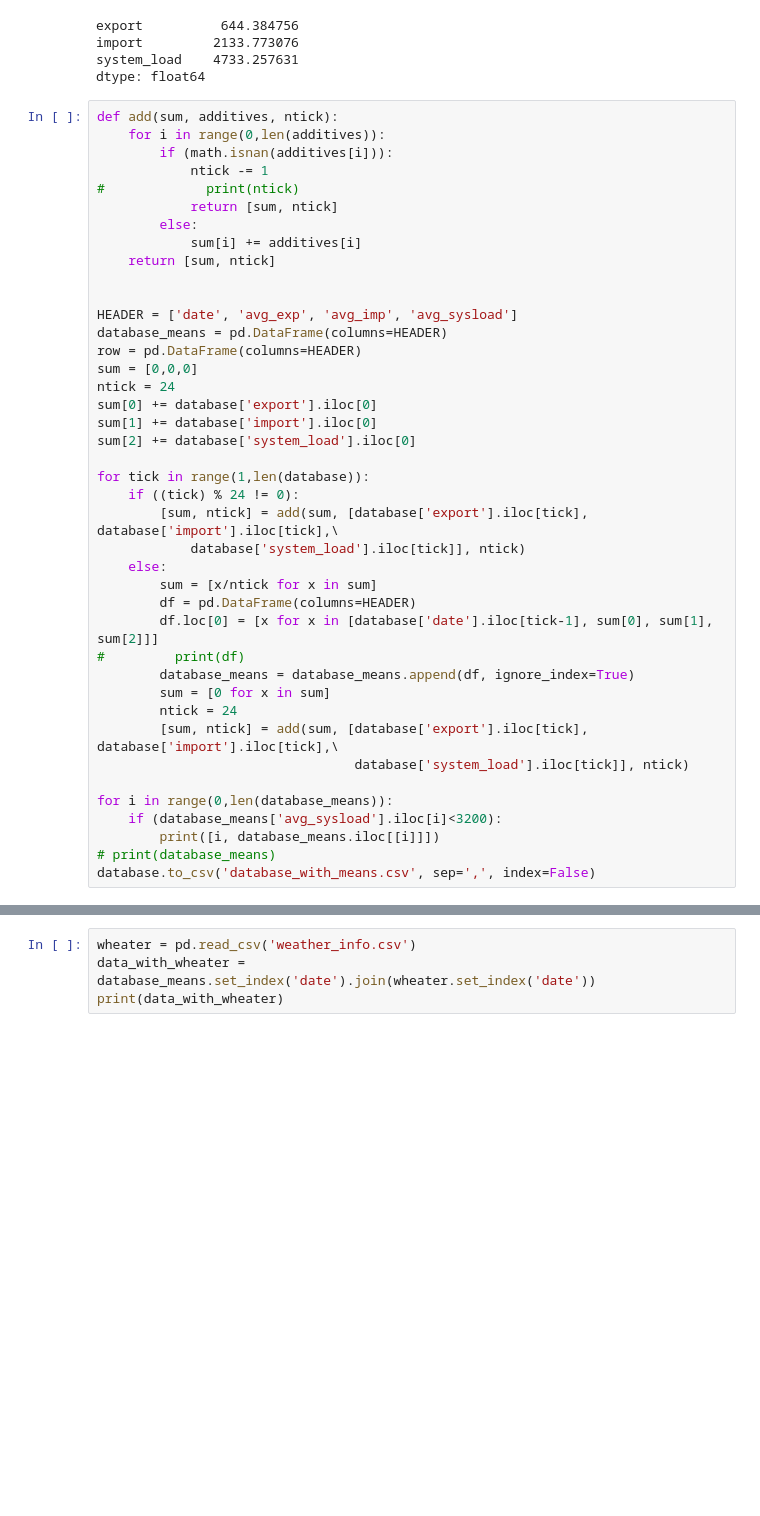
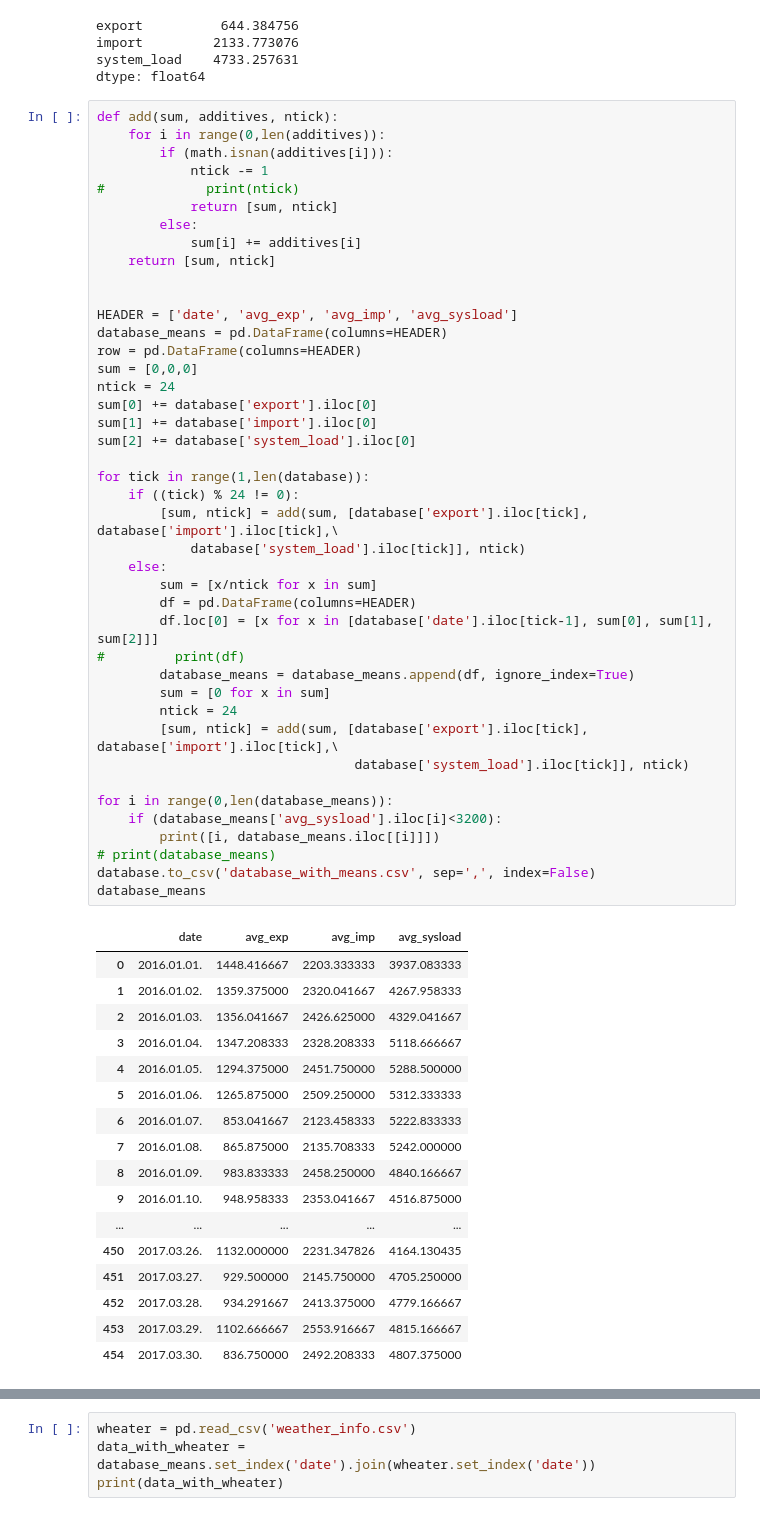
Before and after one commit to Universal95/DataMining_In_The_Energetics, a Jupyter notebook: Plotter.ipynb, the cells around one changed output, grey strips where cells are left out. Cells and saved outputs as stored; diff of their text form; blank space fills up the shorter version.

```diff
--- a/Plotter.ipynb
+++ b/Plotter.ipynb
@@ -32,30 +32,49 @@ def add(sum, additives, ntick):
 
 HEADER = ['date', 'avg_exp', 'avg_imp', 'avg_sysload']
 database_means = pd.DataFrame(columns=HEADER)
 row = pd.DataFrame(columns=HEADER)
 sum = [0,0,0]
 ntick = 24
 sum[0] += database['export'].iloc[0]
 sum[1] += database['import'].iloc[0]
 sum[2] += database['system_load'].iloc[0]
 
 for tick in range(1,len(database)):
     if ((tick) % 24 != 0):
         [sum, ntick] = add(sum, [database['export'].iloc[tick], database['import'].iloc[tick],\
             database['system_load'].iloc[tick]], ntick)
     else:
         sum = [x/ntick for x in sum]
         df = pd.DataFrame(columns=HEADER)
         df.loc[0] = [x for x in [database['date'].iloc[tick-1], sum[0], sum[1], sum[2]]]
 #         print(df)
         database_means = database_means.append(df, ignore_index=True)
         sum = [0 for x in sum]
         ntick = 24
         [sum, ntick] = add(sum, [database['export'].iloc[tick], database['import'].iloc[tick],\
                                  database['system_load'].iloc[tick]], ntick)
 
 for i in range(0,len(database_means)):
     if (database_means['avg_sysload'].iloc[i]<3200):
         print([i, database_means.iloc[[i]]])
 # print(database_means)
 database.to_csv('database_with_means.csv', sep=',', index=False)
+database_means
+# %% [output]
+|  | date | avg_exp | avg_imp | avg_sysload |
+| 0 | 2016.01.01. | 1448.416667 | 2203.333333 | 3937.083333 |
+| 1 | 2016.01.02. | 1359.375000 | 2320.041667 | 4267.958333 |
+| 2 | 2016.01.03. | 1356.041667 | 2426.625000 | 4329.041667 |
+| 3 | 2016.01.04. | 1347.208333 | 2328.208333 | 5118.666667 |
+| 4 | 2016.01.05. | 1294.375000 | 2451.750000 | 5288.500000 |
+| 5 | 2016.01.06. | 1265.875000 | 2509.250000 | 5312.333333 |
+| 6 | 2016.01.07. | 853.041667 | 2123.458333 | 5222.833333 |
+| 7 | 2016.01.08. | 865.875000 | 2135.708333 | 5242.000000 |
+| 8 | 2016.01.09. | 983.833333 | 2458.250000 | 4840.166667 |
+| 9 | 2016.01.10. | 948.958333 | 2353.041667 | 4516.875000 |
+| ... | ... | ... | ... | ... |
+| 450 | 2017.03.26. | 1132.000000 | 2231.347826 | 4164.130435 |
+| 451 | 2017.03.27. | 929.500000 | 2145.750000 | 4705.250000 |
+| 452 | 2017.03.28. | 934.291667 | 2413.375000 | 4779.166667 |
+| 453 | 2017.03.29. | 1102.666667 | 2553.916667 | 4815.166667 |
+| 454 | 2017.03.30. | 836.750000 | 2492.208333 | 4807.375000 |
```
Also changed, not shown: parts of 1 cell of this notebook, 6 other files.
